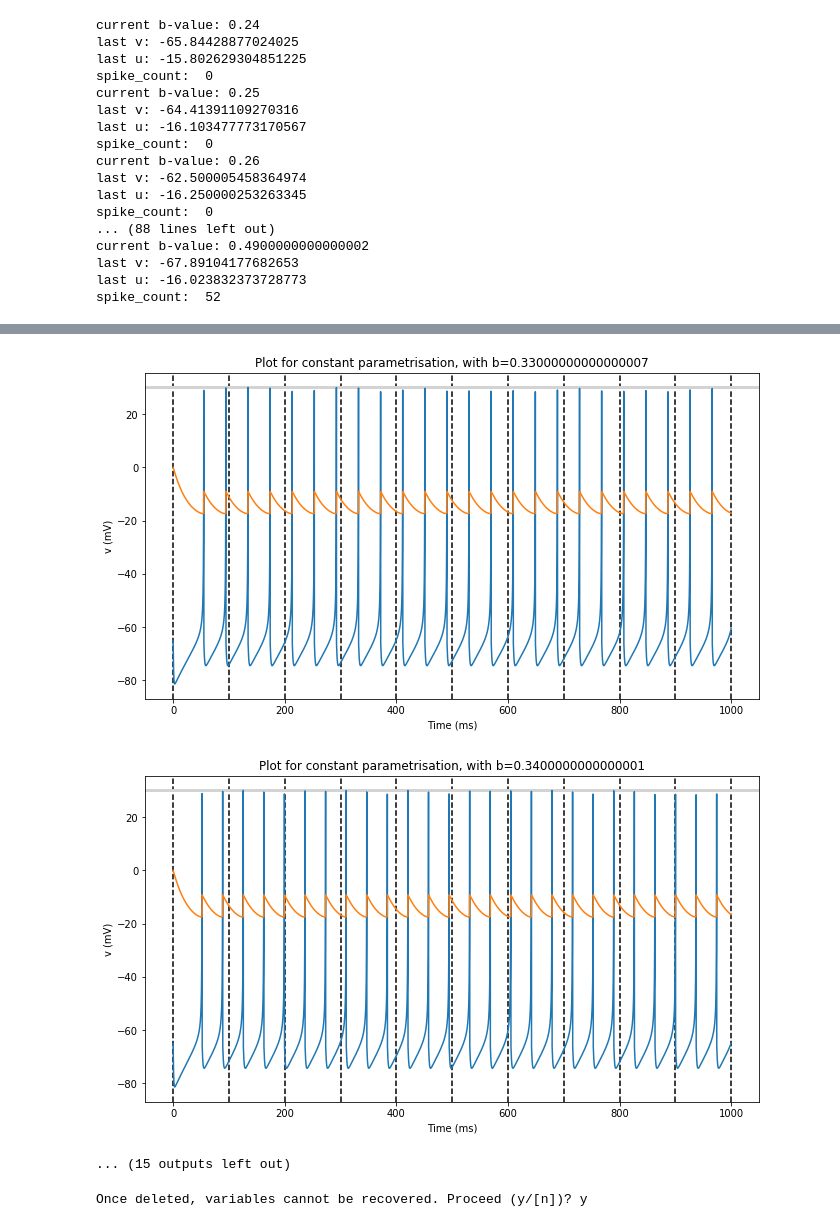
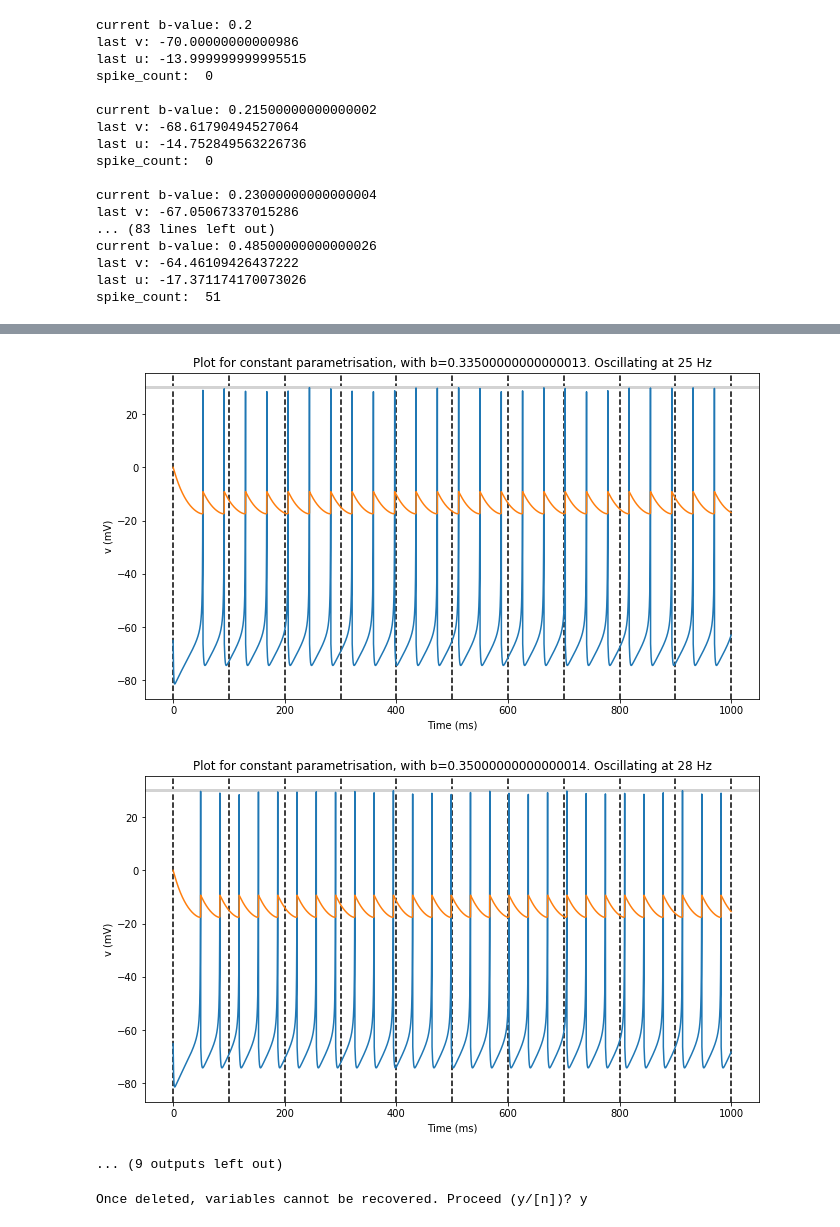
Before and after one commit to williampeer/brian2, a Jupyter notebook: numerical_testing.ipynb, the cells around one changed output, grey strips where cells are left out. Saved outputs shown, nothing was run; the diff lists cells and outputs as text; code cells hidden in the pictures.

```diff
--- a/numerical_testing.ipynb
+++ b/numerical_testing.ipynb
@@ -47,35 +47,36 @@ def generate_plot_and_print_spike_num_for_b_value(b):
     plot(timesteps, u_vals, '-', label='u')
     xlabel('Time (ms)')
     ylabel('v (mV)')
-    title('Plot for constant parametrisation, with b='+str(b));
+    title('Plot for constant parametrisation, with b='+str(b)+". Oscillating at "+str(spike_count)+" Hz");
 
     print("last v:", v)
     print("last u:", u)
     print("spike_count: ", spike_count)
+    print()
     return spike_count
 # %%
 spike_counts = []
-b = 0.24
-delta_b = 0.01
-for t in range(0, 26):
+b = 0.2
+delta_b = 0.015
+for t in range(0, 20):
     print("current b-value:", b)
     spike_counts += [generate_plot_and_print_spike_num_for_b_value(b)]
     b += delta_b
 # %% [output]
-current b-value: 0.24
-last v: -65.84428877024025
-last u: -15.802629304851225
+current b-value: 0.2
+last v: -70.00000000000986
+last u: -13.999999999995515
 spike_count:  0
-current b-value: 0.25
-last v: -64.41391109270316
-last u: -16.103477773170567
+
+current b-value: 0.21500000000000002
+last v: -68.61790494527064
+last u: -14.752849563226736
 spike_count:  0
-current b-value: 0.26
-last v: -62.500005458364974
-last u: -16.250000253263345
-spike_count:  0
-... (88 lines left out)
-current b-value: 0.4900000000000002
-last v: -67.89104177682653
-last u: -16.023832373728773
-spike_count:  52
+
+current b-value: 0.23000000000000004
+last v: -67.05067337015286
+... (83 lines left out)
+current b-value: 0.48500000000000026
+last v: -64.46109426437222
+last u: -17.371174170073026
+spike_count:  51
@@ -91,6 +92,6 @@ spike_count:  52
-[figure, old version]
+[figure, new version]
-[figure, old version]
+[figure, new version]
-... (15 outputs left out)
+... (9 outputs left out)
 # %%
 %reset
 # %% [output]
```
Also changed, not shown: parts of 1 cell of this notebook.
